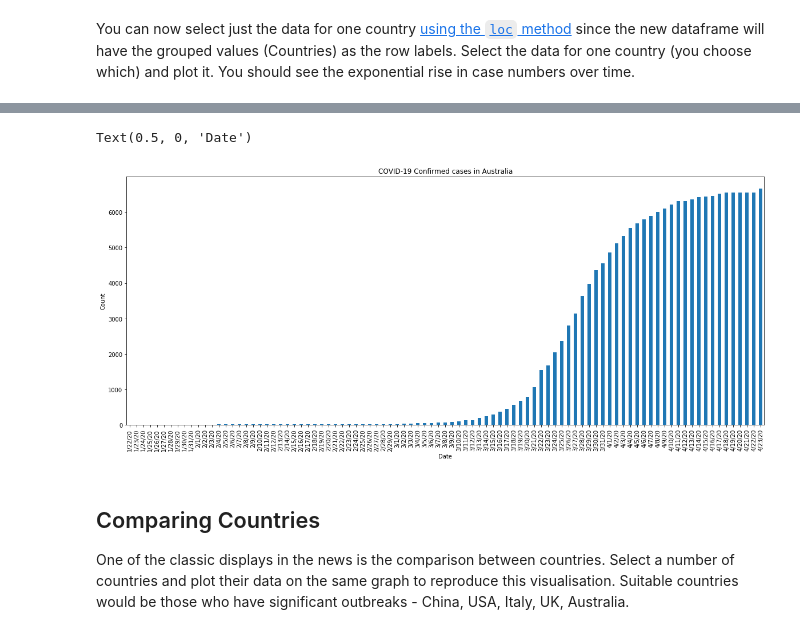
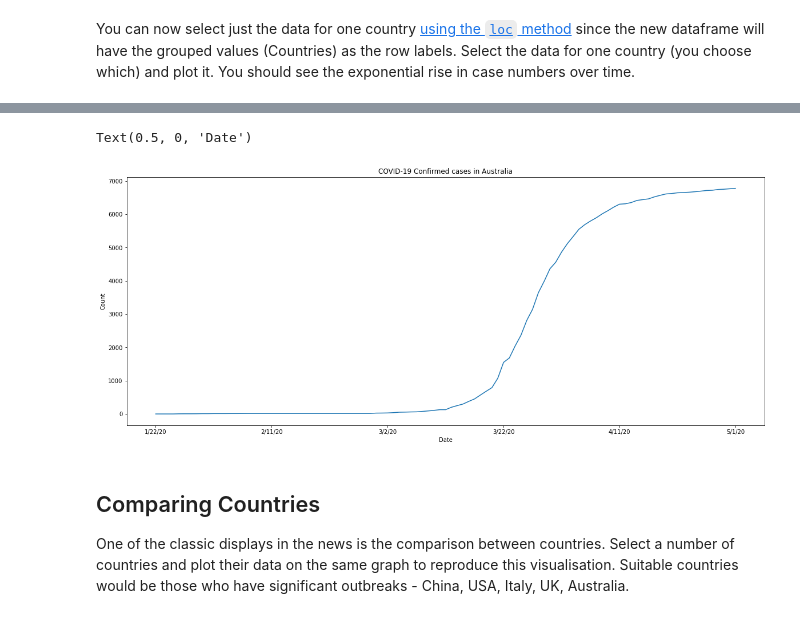
Before and after one commit to iamdraza/University-Practicals, a Jupyter notebook: Portfolio 2.ipynb, the cells around one changed output, grey strips where cells are left out. Cells and saved outputs as stored; diff of their text form; code cells hidden in the pictures.

```diff
--- a/Portfolio 2.ipynb
+++ b/Portfolio 2.ipynb
@@ -81,13 +81,13 @@ Name: Australia, Length: 93, dtype: int64
 # %%
 import matplotlib.pyplot as plt
 fig, ax = plt.subplots(figsize=(20,8))
-grouped2.plot(kind='bar', ax=ax)
+grouped2.plot(ax=ax)
 ax.set_title('COVID-19 Confirmed cases in Australia')
 ax.set_ylabel('Count')
 ax.set_xlabel('Date')
 # %% [output]
 Text(0.5, 0, 'Date')
-[figure, old version]
+[figure, new version]
 # %% [markdown]
 ## Comparing Countries
 
```
Also changed, not shown: parts of 7 cells of this notebook.
